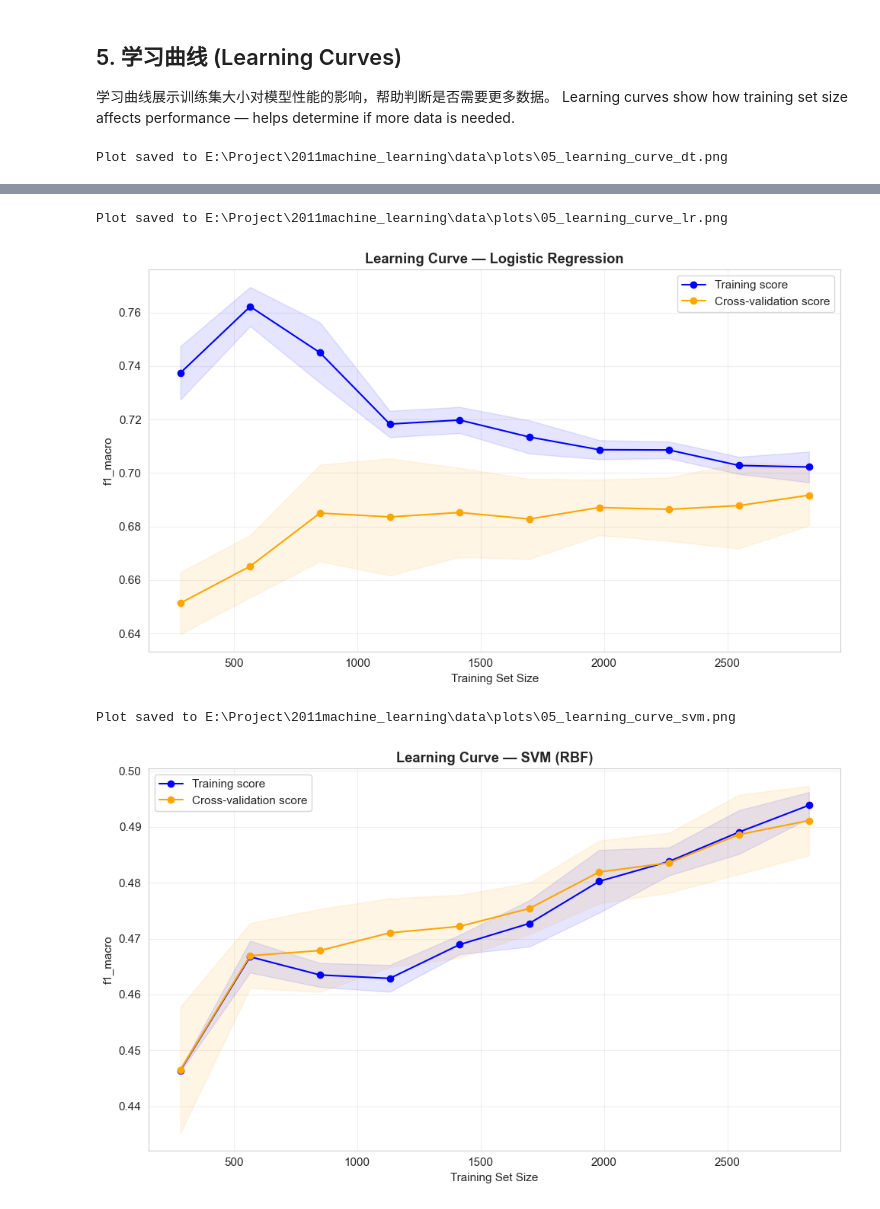
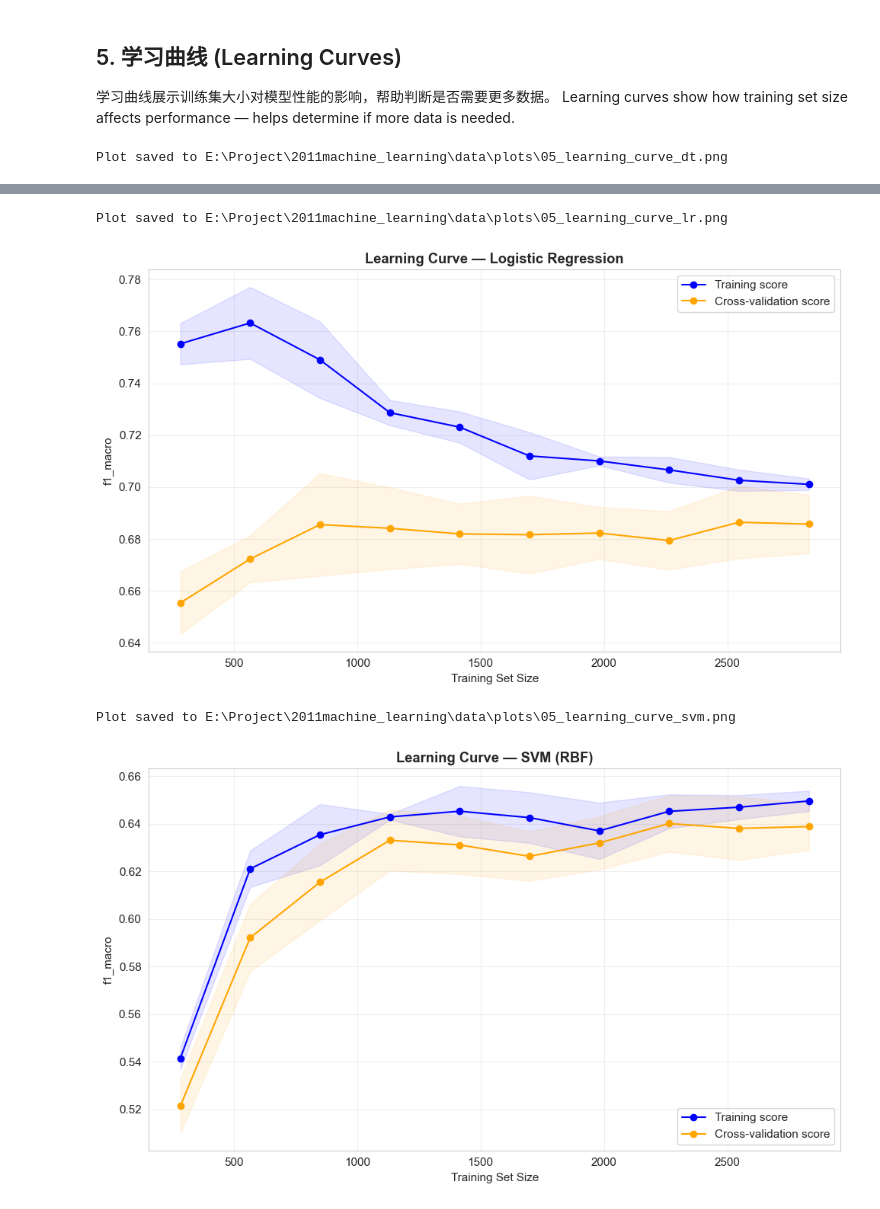
Before and after one commit to pheonix2006/dsaa2011_machine_learning, a Jupyter notebook: notebooks/05_model_evaluation.ipynb, the cells around one changed output, grey strips where cells are left out. Saved outputs shown, nothing was run; the diff lists cells and outputs as text; code cells hidden in the pictures.

```diff
--- a/notebooks/05_model_evaluation.ipynb
+++ b/notebooks/05_model_evaluation.ipynb
@@ -70,8 +70,8 @@ Retrain with model configs from NB04, then calculate full precision / recall / F
 # 重新训练三种模型 / Retrain three models
 models = {
     "Decision Tree": train_model(X_train.values, y_train.values, "dt", max_depth=10),
-    "Logistic Regression": train_model(X_train.values, y_train.values, "lr", max_iter=1000),
-    "SVM (RBF)": train_model(X_train.values, y_train.values, "svm", kernel="rbf", C=1.0),
+    "Logistic Regression": train_model(X_train.values, y_train.values, "lr", max_iter=5000),
+    "SVM (RBF)": train_model(X_train.values, y_train.values, "svm", kernel="rbf", C=10.0),
 }
 
 # 计算每个模型在测试集上的详细指标 / Calculate detailed metrics per model on test set
@@ -139,7 +139,7 @@ Evaluate generalization via 5-fold CV on the combined train+val set.
 cv_results = {}
 for name in ["Decision Tree", "Logistic Regression", "SVM (RBF)"]:
     model_type = {"Decision Tree": "dt", "Logistic Regression": "lr", "SVM (RBF)": "svm"}[name]
-    kwargs = {"max_depth": 10} if model_type == "dt" else {"max_iter": 1000} if model_type == "lr" else {"kernel": "rbf"}
+    kwargs = {"max_depth": 10} if model_type == "dt" else {"max_iter": 5000} if model_type == "lr" else {"kernel": "rbf", "C": 10.0}
     fresh_model = get_model(model_type, **kwargs)
     cv_res = cross_validate_model(fresh_model, X_trainval.values, y_trainval.values, cv=5)
     cv_results[name] = cv_res
@@ -214,24 +214,24 @@ Learning curves show how training set size affects performance — helps determi
 # %%
 # 为每个模型绘制学习曲线 / Plot learning curve for each model
 for name, model_type, kwargs in [
     ("Decision Tree", "dt", {"max_depth": 10}),
-    ("Logistic Regression", "lr", {"max_iter": 1000}),
-    ("SVM (RBF)", "svm", {"kernel": "rbf"}),
+    ("Logistic Regression", "lr", {"max_iter": 5000}),
+    ("SVM (RBF)", "svm", {"kernel": "rbf", "C": 10.0}),
 ]:
     model = get_model(model_type, **kwargs)
     plot_learning_curve(
         model, X_trainval.values, y_trainval.values,
         title=f"Learning Curve \u2014 {name}",
         save_path=os.path.join(PLOT_DIR, f"05_learning_curve_{model_type}.png"),
     )
     plt.show()
 # %% [output]
 Plot saved to E:\Project\2011machine_learning\data\plots\05_learning_curve_dt.png
 [figure]
 Plot saved to E:\Project\2011machine_learning\data\plots\05_learning_curve_lr.png
-[figure, old version]
+[figure, new version]
 Plot saved to E:\Project\2011machine_learning\data\plots\05_learning_curve_svm.png
-[figure, old version]
+[figure, new version]
 # %% [markdown]
 ## 6. 综合讨论 (Comprehensive Discussion)
 
```
Also changed, not shown: parts of 4 cells of this notebook, 5 other files.
